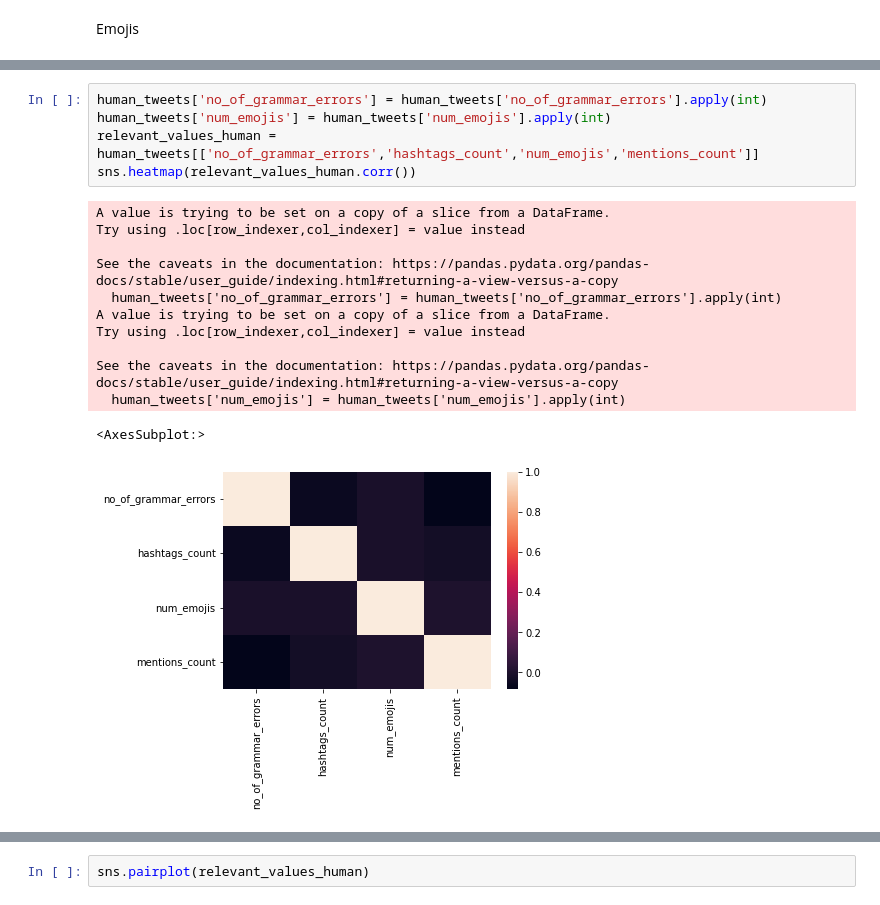
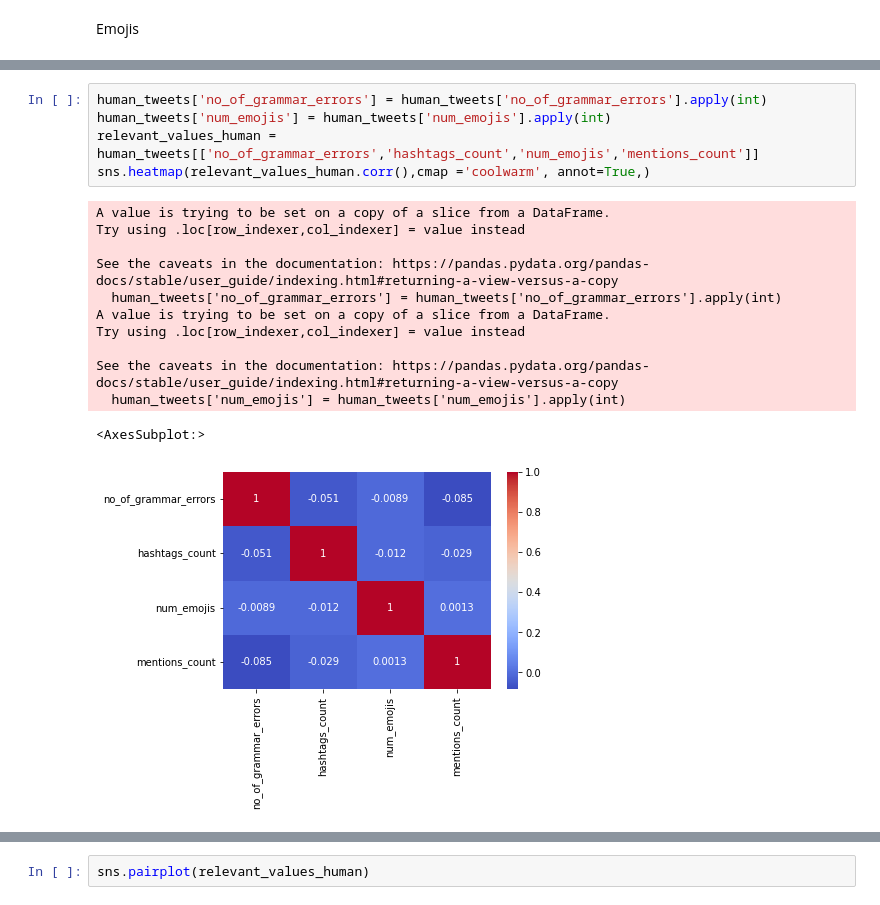
Before and after one commit to ShyamalSankar/BT4012, a Jupyter notebook: ETL + EDA (Text)/Text_EDA_NewSet.ipynb, the cells around one changed output, grey strips where cells are left out. Saved outputs shown, nothing was run; the diff lists cells and outputs as text.

```diff
--- a/ETL + EDA (Text)/Text_EDA_NewSet.ipynb
+++ b/ETL + EDA (Text)/Text_EDA_NewSet.ipynb
@@ -194,21 +194,21 @@ sns.stripplot(data=tweets, x="account.type", y="num_emojis")
 # %%
 human_tweets['no_of_grammar_errors'] = human_tweets['no_of_grammar_errors'].apply(int)
 human_tweets['num_emojis'] = human_tweets['num_emojis'].apply(int)
 relevant_values_human = human_tweets[['no_of_grammar_errors','hashtags_count','num_emojis','mentions_count']]
-sns.heatmap(relevant_values_human.corr())
+sns.heatmap(relevant_values_human.corr(),cmap ='coolwarm', annot=True,)
 # %% [output]
 A value is trying to be set on a copy of a slice from a DataFrame.
 Try using .loc[row_indexer,col_indexer] = value instead
 
 See the caveats in the documentation: https://pandas.pydata.org/pandas-docs/stable/user_guide/indexing.html#returning-a-view-versus-a-copy
   human_tweets['no_of_grammar_errors'] = human_tweets['no_of_grammar_errors'].apply(int)
 A value is trying to be set on a copy of a slice from a DataFrame.
 Try using .loc[row_indexer,col_indexer] = value instead
 
 See the caveats in the documentation: https://pandas.pydata.org/pandas-docs/stable/user_guide/indexing.html#returning-a-view-versus-a-copy
   human_tweets['num_emojis'] = human_tweets['num_emojis'].apply(int)
 <AxesSubplot:>
-[figure, old version]
+[figure, new version]
 # %%
 bot_tweets['no_of_grammar_errors'] = bot_tweets['no_of_grammar_errors'].apply(int)
 bot_tweets['num_emojis'] = bot_tweets['num_emojis'].apply(int)
```
Also changed, not shown: parts of 8 cells of this notebook.
